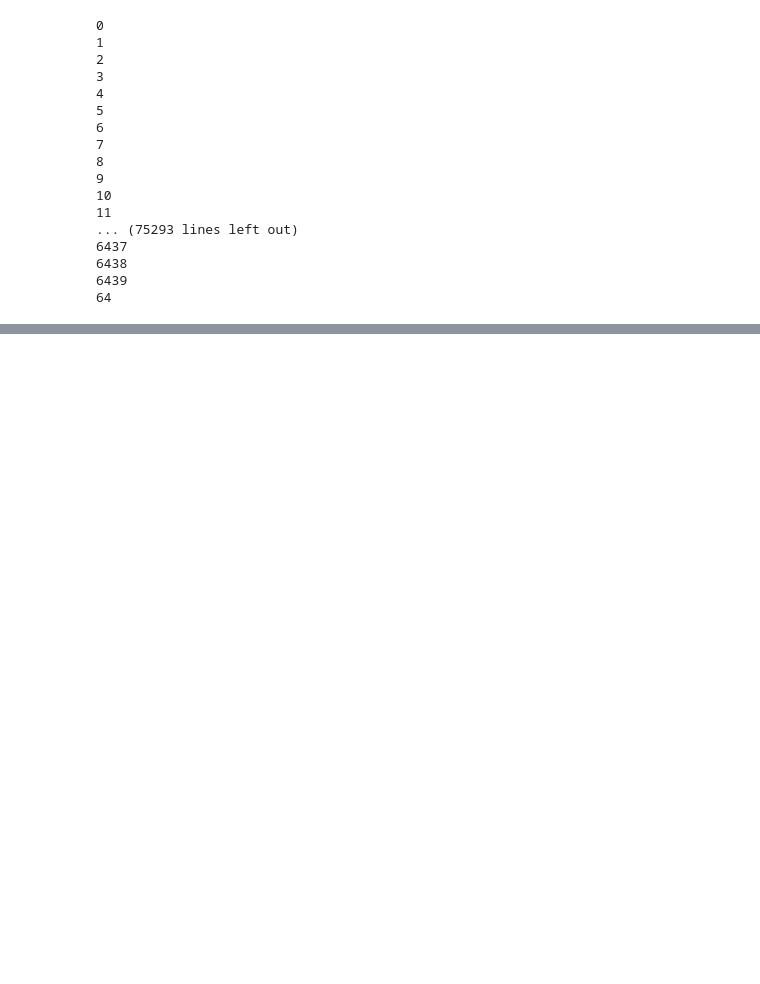
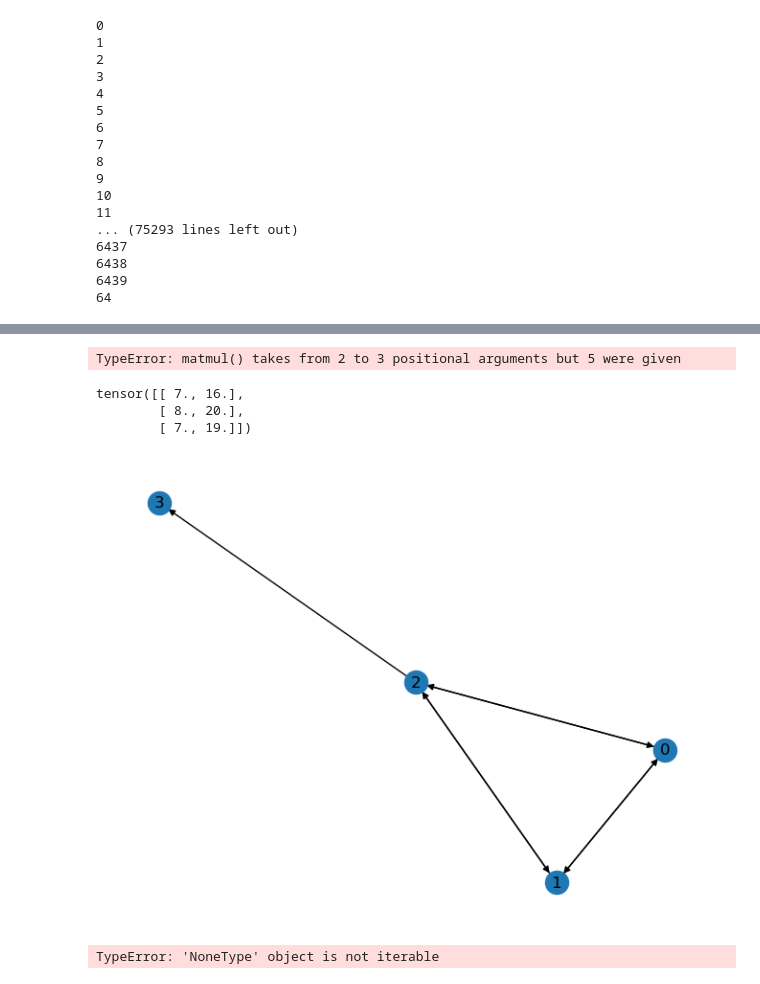
Before and after one commit to AMGrobelnik/MLG-Predicting-Impacful-Events, a Jupyter notebook: train/gnn_llm/batching_playground.ipynb, the cells around one changed output, grey strips where cells are left out. Saved outputs shown, nothing was run; the diff lists cells and outputs as text; code cells hidden in the pictures; blank space fills up the shorter version.

Commit message:
hetero gnn edge weights

```diff
--- a/train/gnn_llm/batching_playground.ipynb
+++ b/train/gnn_llm/batching_playground.ipynb
@@ -95,0 +100,11 @@ for train_batch, val_batch, test_batch in zip(train_loader, val_loader, test_loa
+# %%
+from torch_sparse import matmul
+matmul(index, value, 3, 3, matrix)
+# %% [output]
+TypeError: matmul() takes from 2 to 3 positional arguments but 5 were given
+# %%
+out
+# %% [output]
+tensor([[ 7., 16.],
+        [ 8., 20.],
+        [ 7., 19.]])
@@ -95,0 +113,27 @@ for train_batch, val_batch, test_batch in zip(train_loader, val_loader, test_loa
+# %%
+G = nx.DiGraph()
+G.add_node(0, node_type="event", node_feature=torch.Tensor([1, 2, 3]))
+G.add_node(1, node_type="concept", node_feature=torch.Tensor([4, 5, 6]))
+G.add_node(2, node_type="event", node_feature=torch.Tensor([7, 8, 9]))
+G.add_node(3, node_type='event', node_feature=torch.Tensor([10, 11, 12]))
+# %%
+G.add_edge(0, 1, edge_type="related", edge_feature=1)
+G.add_edge(1, 0, edge_type="related", edge_feature=2)
+
+G.add_edge(1, 2, edge_type="related", edge_feature=3)
+G.add_edge(2, 1, edge_type="related", edge_feature=4)
+
+G.add_edge(0, 2, edge_type="similar", edge_feature=5)
+G.add_edge(2, 0, edge_type="similar", edge_feature=6)
+
+G.add_edge(2, 3, edge_type="similar", edge_feature=7)
+# %%
+# draw graph
+import matplotlib.pyplot as plt
+nx.draw(G, with_labels=True)
+# %% [output]
+[figure, added]
+# %%
+H = get_hetero_graph(G)
+# %% [output]
+TypeError: 'NoneType' object is not iterable
```
Also changed, not shown: parts of 21 cells of this notebook, 4 other files.
